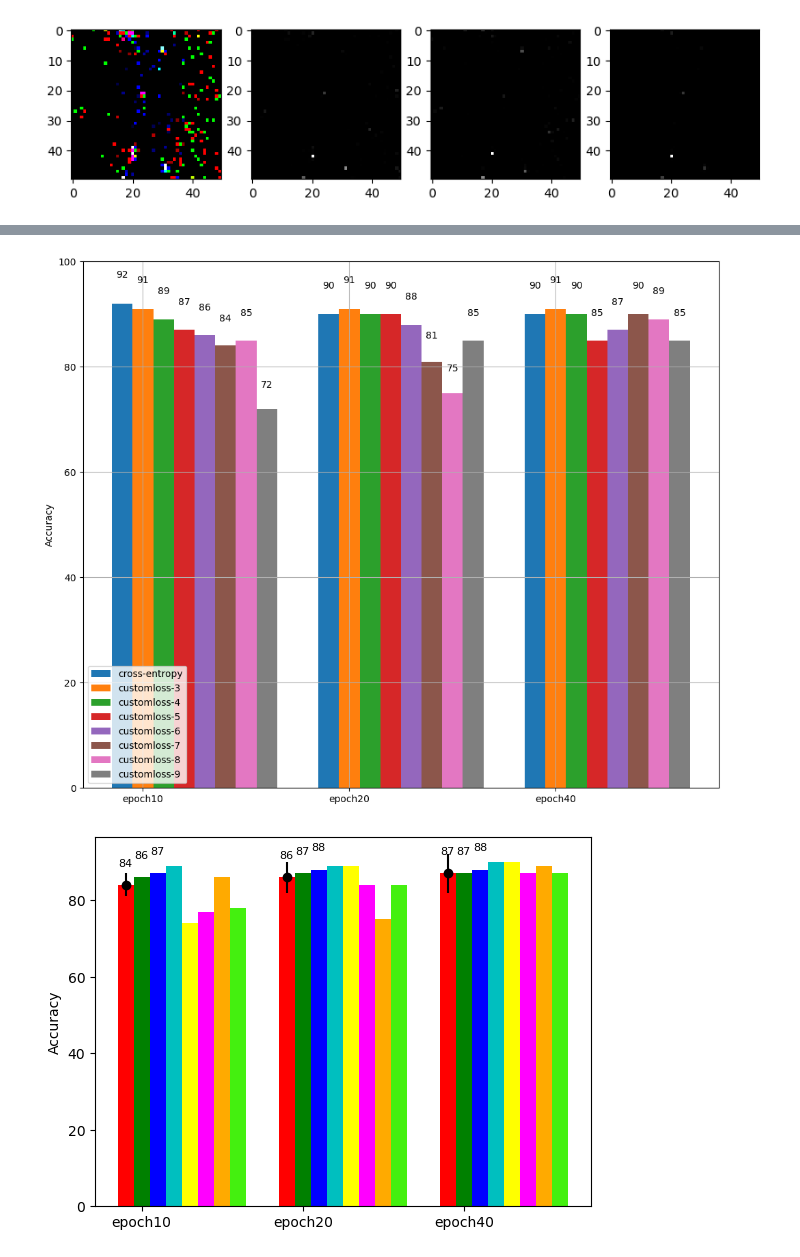
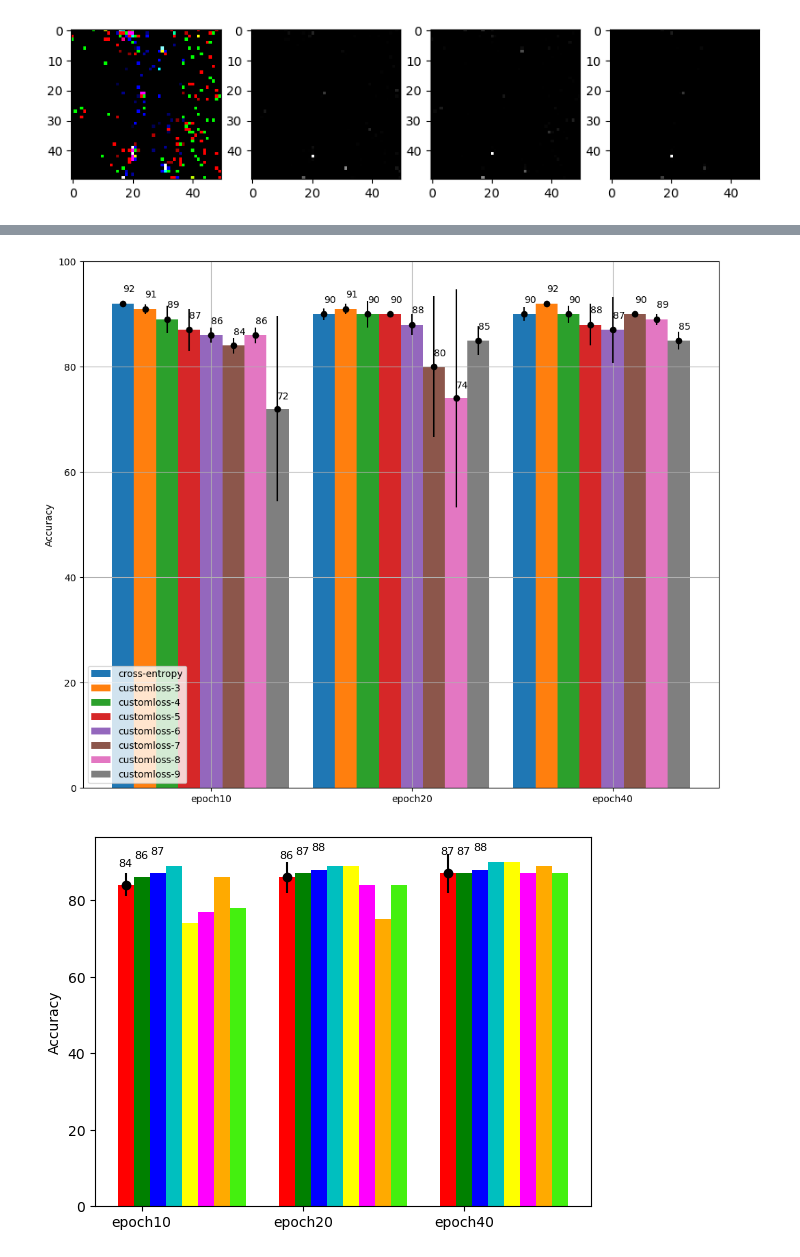
Before and after one commit to 591291-hvl/Bachelor, a Jupyter notebook: Code/notebooks/Tester/visualizer.ipynb, the cells around one changed output, grey strips where cells are left out. Cells and saved outputs as stored; diff of their text form; code cells hidden in the pictures.

```diff
--- a/Code/notebooks/Tester/visualizer.ipynb
+++ b/Code/notebooks/Tester/visualizer.ipynb
@@ -230,19 +234,19 @@ createMultiBarPlot(numbers, classes, axis, colors, std)
-# %%
-#RESNET34 AVERAGE
-numbers = [
-    [92,90,90],
-    [91,91,91],
-    [89,90,90],
-    [87,90,85],
-    [86,88,87],
-    [84,81,90],
-    [85,75,89],
-    [72,85,85]
-]
-
-createMultiBarPlot(numbers, classes, axis, colors)
-# %% [output]
-[figure, removed]
+# %%
+#RESNET34 AVERAGE
+numbers = [
+    [[91.5,92.5,92.0],[89.3,91.5,90.5],[91.0,88.8,91.1]],
+    [[91.7,91.4,90.0],[91.3,89.4,91.1],[91.9,91.9,91.3]],
+    [[86.8,87.4,91.6],[87.4,90.6,92.3],[91.4,90.8,88.4]],
+    [[89.4,82.5,89.3],[89.7,89.5,89.4],[84.0,92.0,89.0]],
+    [[87.2,84.5,85.4],[88.9,89.9,86.0],[91.8,88.8,79.7]],
+    [[86.0,84.1,83.1],[88.8,65.0,87.6],[89.9,89.6,90.2]],
+    [[84.2,87.0,86.4],[85.4,50.6,87.5],[90.1,89.1,88.1]],
+    [[82.9,51.8,81.7],[83.0,83.9,88.0],[83.7,84.0,86.7]]
+]
+
+createMultiBarPlot(numbers, classes, axis, colors)
+# %% [output]
+[figure, added]
 # %%
 import numpy as np
 import matplotlib.pyplot as plt
```
Also changed, not shown: parts of 2 cells of this notebook, 1 other file.
